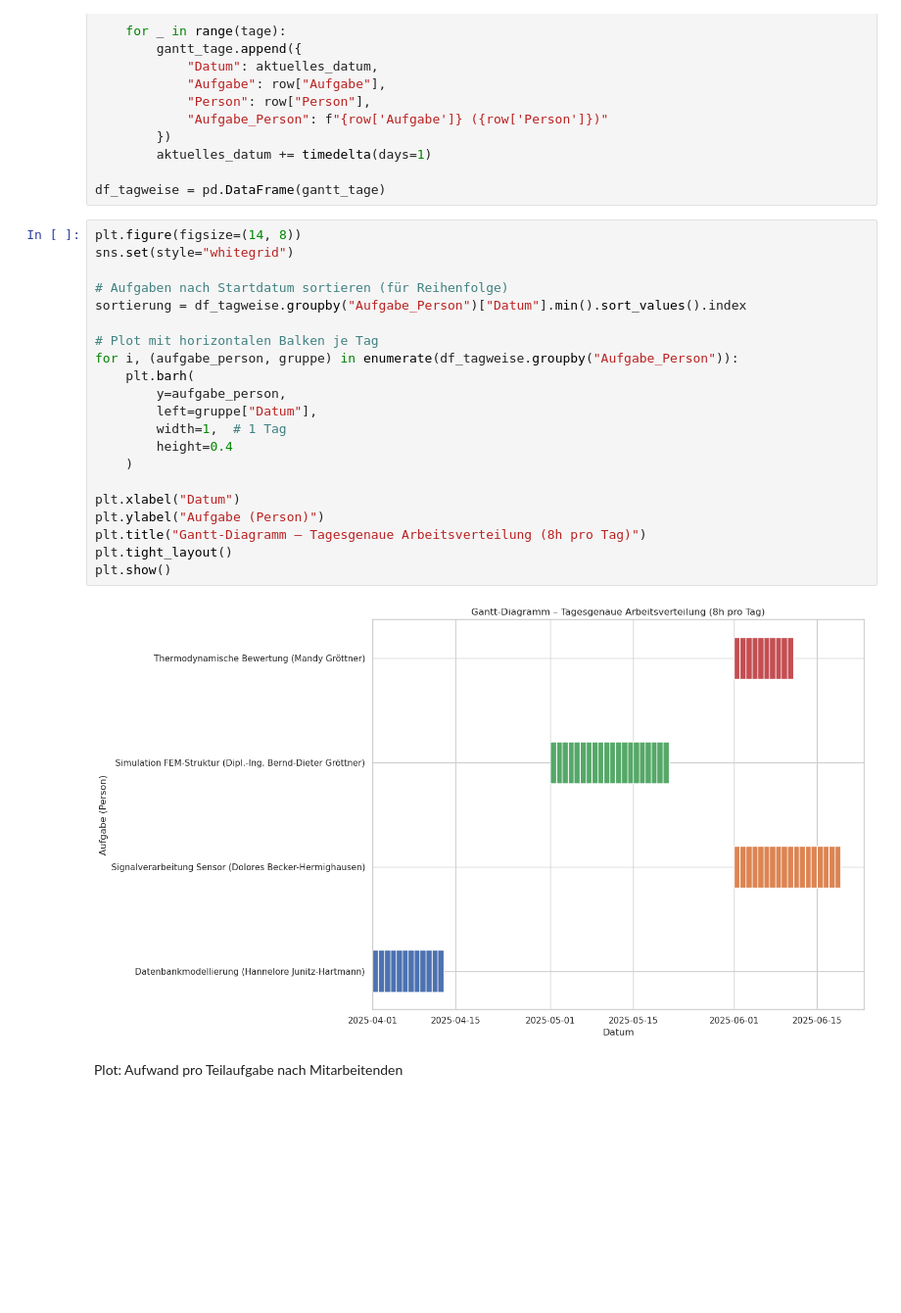
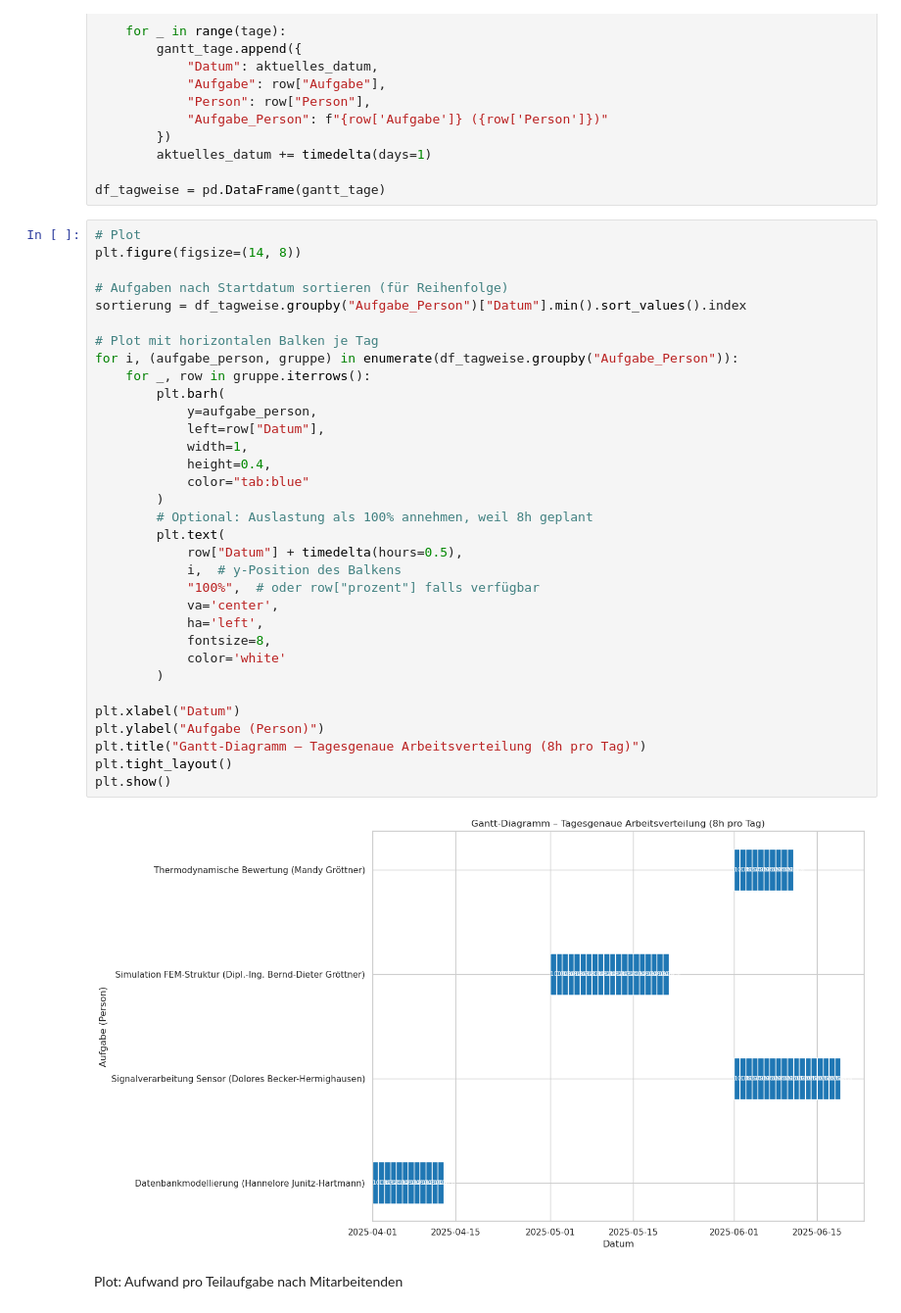
Before and after one commit to SpartanProgram/Personalmanager, a Jupyter notebook: visualizations/figures.ipynb, the cells around one changed output. Shown at 98% size. Saved outputs shown, nothing was run; the diff lists cells and outputs as text; blank space fills up the shorter version.

```diff
--- a/visualizations/figures.ipynb
+++ b/visualizations/figures.ipynb
@@ -50,28 +52,40 @@ for _, row in df.iterrows():
 
 df_tagweise = pd.DataFrame(gantt_tage)
 # %%
+# Plot
 plt.figure(figsize=(14, 8))
-sns.set(style="whitegrid")
 
 # Aufgaben nach Startdatum sortieren (für Reihenfolge)
 sortierung = df_tagweise.groupby("Aufgabe_Person")["Datum"].min().sort_values().index
 
 # Plot mit horizontalen Balken je Tag
 for i, (aufgabe_person, gruppe) in enumerate(df_tagweise.groupby("Aufgabe_Person")):
-    plt.barh(
-        y=aufgabe_person,
-        left=gruppe["Datum"],
-        width=1,  # 1 Tag
-        height=0.4
-    )
+    for _, row in gruppe.iterrows():
+        plt.barh(
+            y=aufgabe_person,
+            left=row["Datum"],
+            width=1,
+            height=0.4,
+            color="tab:blue"
+        )
+        # Optional: Auslastung als 100% annehmen, weil 8h geplant
+        plt.text(
+            row["Datum"] + timedelta(hours=0.5),
+            i,  # y-Position des Balkens
+            "100%",  # oder row["prozent"] falls verfügbar
+            va='center',
+            ha='left',
+            fontsize=8,
+            color='white'
+        )
 
 plt.xlabel("Datum")
 plt.ylabel("Aufgabe (Person)")
 plt.title("Gantt-Diagramm – Tagesgenaue Arbeitsverteilung (8h pro Tag)")
 plt.tight_layout()
 plt.show()
 # %% [output]
-[figure, old version]
+[figure, new version]
 # %% [markdown]
 Plot: Aufwand pro Teilaufgabe nach Mitarbeitenden
 # %%
```
Also changed, not shown: parts of 3 cells of this notebook, 1 other file.
